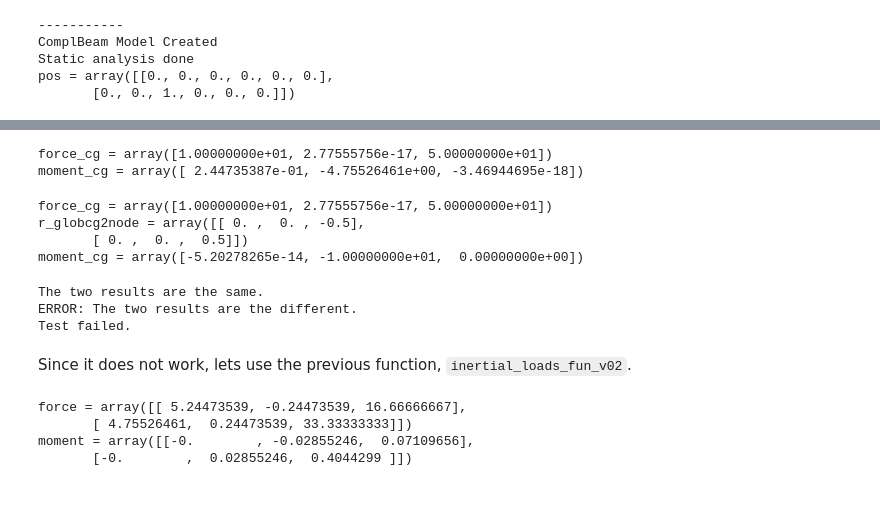
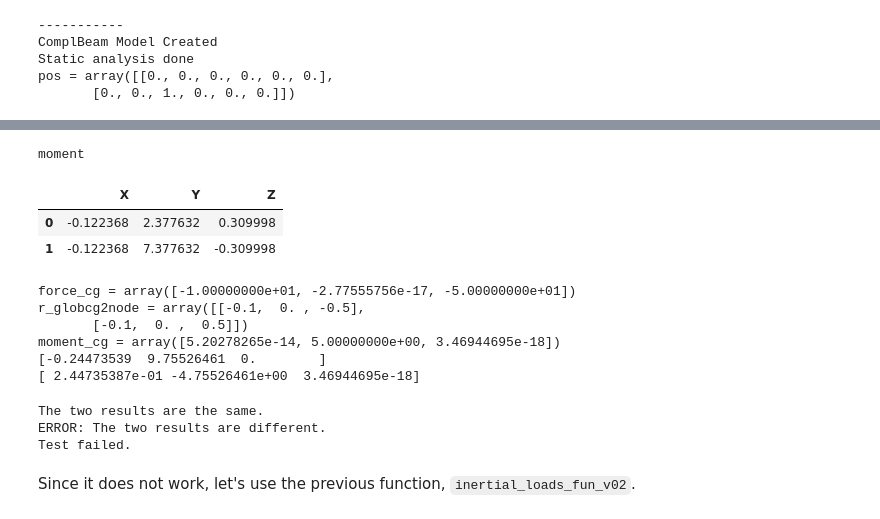
Before and after one commit to juliovmlo/master_thesis, a Jupyter notebook: straight_beam_test.ipynb, the cells around one changed output, grey strips where cells are left out. Drawn from its saved outputs; the diff is of its cells as text; code cells hidden in the pictures.

```diff
--- a/straight_beam_test.ipynb
+++ b/straight_beam_test.ipynb
@@ -222,58 +344,57 @@ moment = array([[ 0.12236769, -2.37763231, -0.30999816],
+# %%
+moment_df = pd.DataFrame(moment, columns=['X', 'Y', 'Z'])
+print('moment')
+moment_df
+# %% [output]
+moment
+|  | X | Y | Z |
+| 0 | -0.122368 | 2.377632 | 0.309998 |
+| 1 | -0.122368 | 7.377632 | -0.309998 |
 # %%
-
+force, moment = np.split(load_t2,[3],axis=1)
 force_cg = np.sum(force, axis=0)
 print(f'{force_cg = }')
-moment_cg = np.sum(moment,axis=0) + np.cross(-offset[0],force[0]) + np.cross(-offset[1],force[1])
+
+r_globcg = np.array([0.1,0,0.5]) # The global CoG
+r_globcg2node = pos[:,:3] - r_globcg
+print(f'{r_globcg2node = }')
+
+moment_cg = np.sum(moment,axis=0) + np.cross(r_globcg2node[0],force[0]) + np.cross(r_globcg2node[1],force[1])
 print(f'{moment_cg = }')
+print(np.sum(moment,axis=0))
+print(np.cross(r_globcg2node[0],force[0]) + np.cross(r_globcg2node[1],force[1]))
 # %% [output]
-force_cg = array([1.00000000e+01, 2.77555756e-17, 5.00000000e+01])
-moment_cg = array([ 2.44735387e-01, -4.75526461e+00, -3.46944695e-18])
+force_cg = array([-1.00000000e+01, -2.77555756e-17, -5.00000000e+01])
+r_globcg2node = array([[-0.1,  0. , -0.5],
+       [-0.1,  0. ,  0.5]])
+moment_cg = array([5.20278265e-14, 5.00000000e+00, 3.46944695e-18])
+[-0.24473539  9.75526461  0.        ]
+[ 2.44735387e-01 -4.75526461e+00  3.46944695e-18]
-# %%
-force, moment = np.split(load_t2,[3],axis=1)
-force_cg = np.sum(force, axis=0)
-print(f'{force_cg = }')
-
-r_globcg = np.array([0.1,0,0.5]) # The global CoG
-r_globcg2node = pos[:,:3] + offset - r_globcg
-print(f'{r_globcg2node = }')
-
-moment_cg = np.sum(moment,axis=0) + np.cross(r_globcg2node[0],force[0]) + np.cross(r_globcg2node[1],force[1])
-print(f'{moment_cg = }')
-# %% [output]
-force_cg = array([1.00000000e+01, 2.77555756e-17, 5.00000000e+01])
-r_globcg2node = array([[ 0. ,  0. , -0.5],
-       [ 0. ,  0. ,  0.5]])
-moment_cg = array([-5.20278265e-14, -1.00000000e+01,  0.00000000e+00])
 # %%
-f_analytical = np.array([10,0.,50])
+f_analytical = np.array([-10,0.,-50])
 m_analytical = np.zeros(3)
 
 if np.allclose(force_cg, f_analytical): print('The two results are the same.')
-else: print('ERROR: The two results are the different.')
+else: print('ERROR: The two results are different.')
 if np.allclose(moment_cg, m_analytical): print('The two results are the same.')
-else: print('ERROR: The two results are the different.')
+else: print('ERROR: The two results are different.')
 if np.allclose(force_cg, f_analytical) and np.allclose(moment_cg, m_analytical):
     print('Test passed.')
 else:
     print('Test failed.')
 # %% [output]
 The two results are the same.
-ERROR: The two results are the different.
+ERROR: The two results are different.
 Test failed.
 # %% [markdown]
-Since it does not work, lets use the previous function, `inertial_loads_fun_v02`.
+Since it does not work, let's use the previous function, `inertial_loads_fun_v02`.
 # %%
-# Calculate inertial loads using the CoG accelerations (positions in our input)
+# Calculate inertial loads using the CoG accelerations
 offset = np.array([[0.1,0,0],[0.1,0,0]])
 
-load_t2_2 = -inertial_loads_fun_v02(pos,offset,M_mat_offset,omega)
+load_t2_2 = inertial_loads_fun_v02(pos,offset,M_mat_offset,omega)
 load_t2_2 = np.reshape(load_t2_2, (-1,6))
 
 force, moment = np.split(load_t2_2,[3],axis=1)
-print(f'{force = }')
-print(f'{moment = }')
+# print(f'{force = }')
+# print(f'{moment = }')
-# %% [output]
-force = array([[ 5.24473539, -0.24473539, 16.66666667],
-       [ 4.75526461,  0.24473539, 33.33333333]])
-moment = array([[-0.        , -0.02855246,  0.07109656],
-       [-0.        ,  0.02855246,  0.4044299 ]])
```
Also changed, not shown: parts of 19 cells of this notebook, 3 other files.
